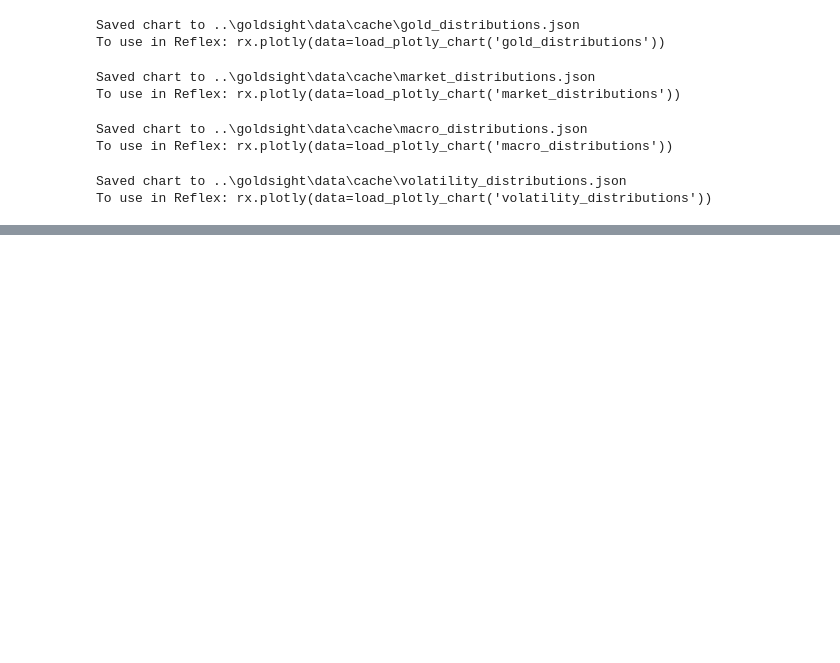
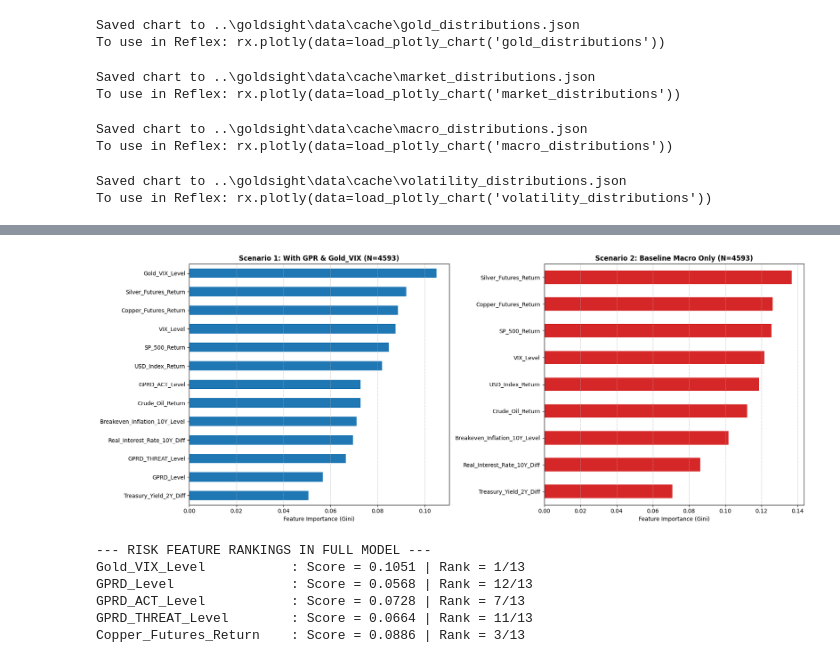
Before and after one commit to HuyPham171-hub/gold-price-prediction, a Jupyter notebook: notebooks/explore.ipynb, the cells around one changed output, grey strips where cells are left out. Drawn from its saved outputs; the diff is of its cells as text; code cells hidden in the pictures; blank space fills up the shorter version.

```diff
--- a/notebooks/explore.ipynb
+++ b/notebooks/explore.ipynb
@@ -1508,0 +1669,60 @@ To use in Reflex: rx.plotly(data=load_plotly_chart('volatility_distributions'))
+# %%
+# -------------------------------------------------------------
+# Prepare Target: Forecast tomorrow's Gold return
+# -------------------------------------------------------------
+df_ml = df_transformed.copy()
+df_ml['Target_Gold_Return_T1'] = df_ml['Gold_Price_Return'].shift(-1)
+df_ml = df_ml.dropna()
+
+# -------------------------------------------------------------
+# Scenario 1: With complete GPR and Gold VIX (Full Features)
+# -------------------------------------------------------------
+X_full = df_ml.drop(columns=['Target_Gold_Return_T1', 'Gold_Price_Return'])
+y_full = df_ml['Target_Gold_Return_T1']
+
+rf_full = RandomForestRegressor(n_estimators=100, random_state=42, n_jobs=-1)
+rf_full.fit(X_full, y_full)
+imp_full = pd.Series(rf_full.feature_importances_, index=X_full.columns).sort_values(ascending=True)
+
+# -------------------------------------------------------------
+# Scenario 2: Excluding Geopolitical & Gold Risk features (Ablated)
+# -------------------------------------------------------------
+cols_to_drop = [c for c in X_full.columns if 'GPRD' in c or 'Gold_VIX' in c]
+X_ablated = X_full.drop(columns=cols_to_drop)
+
+rf_ablated = RandomForestRegressor(n_estimators=100, random_state=42, n_jobs=-1)
+rf_ablated.fit(X_ablated, y_full)
+imp_ablated = pd.Series(rf_ablated.feature_importances_, index=X_ablated.columns).sort_values(ascending=True)
+
+# -------------------------------------------------------------
+# Comparative Visualization
+# -------------------------------------------------------------
+fig, axes = plt.subplots(1, 2, figsize=(18, 7))
+
+imp_full.plot(kind='barh', ax=axes[0], color='#1f77b4')
+axes[0].set_title(f"Scenario 1: With GPR & Gold_VIX (N={len(df_ml)})", fontweight='bold')
+axes[0].set_xlabel("Feature Importance (Gini)")
+axes[0].grid(axis='x', linestyle='--', alpha=0.7)
+
+imp_ablated.plot(kind='barh', ax=axes[1], color='#d62728')
+axes[1].set_title(f"Scenario 2: Baseline Macro Only (N={len(df_ml)})", fontweight='bold')
+axes[1].set_xlabel("Feature Importance (Gini)")
+axes[1].grid(axis='x', linestyle='--', alpha=0.7)
+
+plt.tight_layout()
+plt.show()
+
+# Evaluate rankings of the risk triad
+print("--- RISK FEATURE RANKINGS IN FULL MODEL ---")
+for col in ['Gold_VIX_Level', 'GPRD_Level', 'GPRD_ACT_Level', 'GPRD_THREAT_Level', 'Copper_Futures_Return']:
+    if col in imp_full.index:
+        rank = imp_full.sort_values(ascending=False).index.get_loc(col) + 1
+        print(f"{col:25s}: Score = {imp_full[col]:.4f} | Rank = {rank}/{len(X_full.columns)}")
+# %% [output]
+[figure, added]
+--- RISK FEATURE RANKINGS IN FULL MODEL ---
+Gold_VIX_Level           : Score = 0.1051 | Rank = 1/13
+GPRD_Level               : Score = 0.0568 | Rank = 12/13
+GPRD_ACT_Level           : Score = 0.0728 | Rank = 7/13
+GPRD_THREAT_Level        : Score = 0.0664 | Rank = 11/13
+Copper_Futures_Return    : Score = 0.0886 | Rank = 3/13
```
Also changed, not shown: parts of 8 cells of this notebook.
